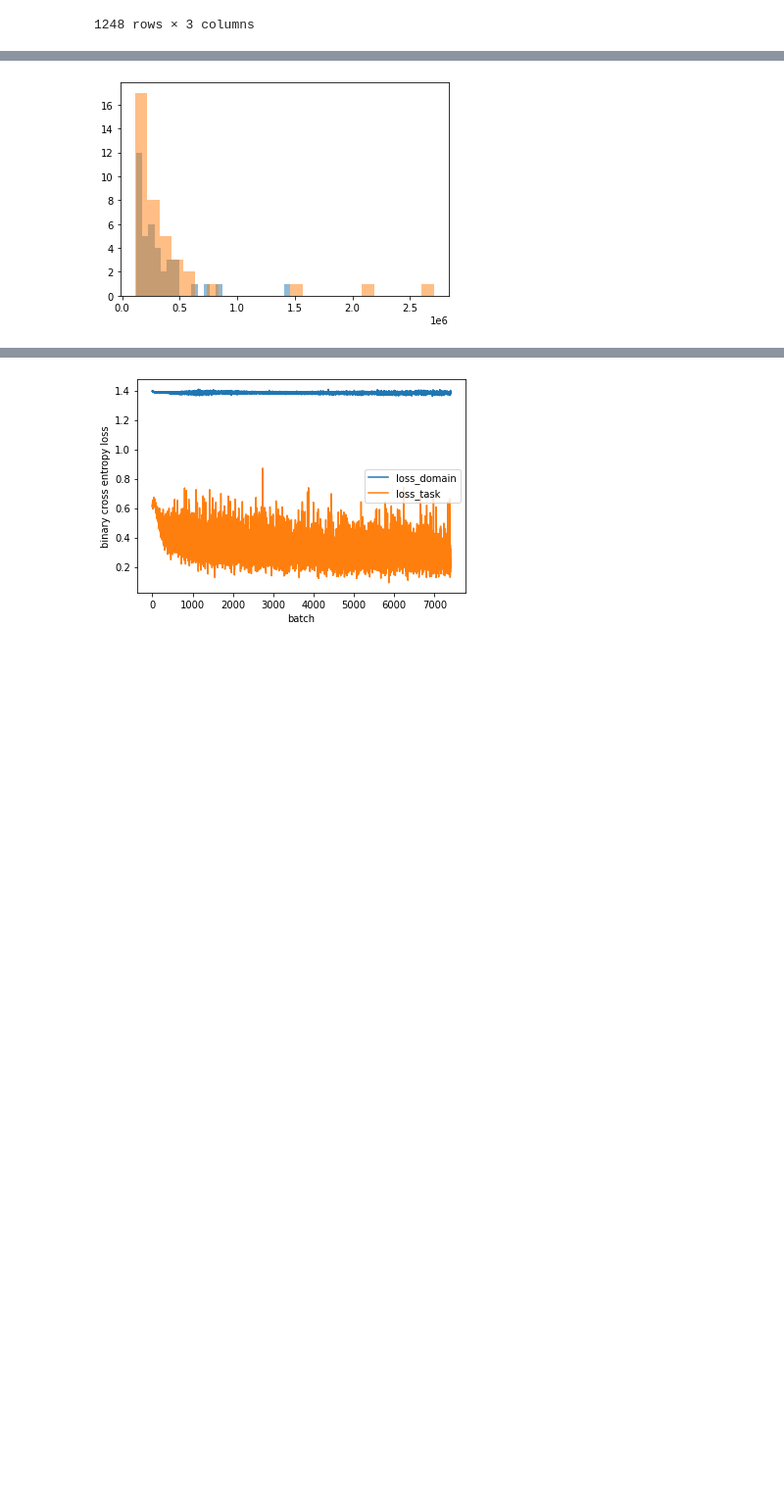
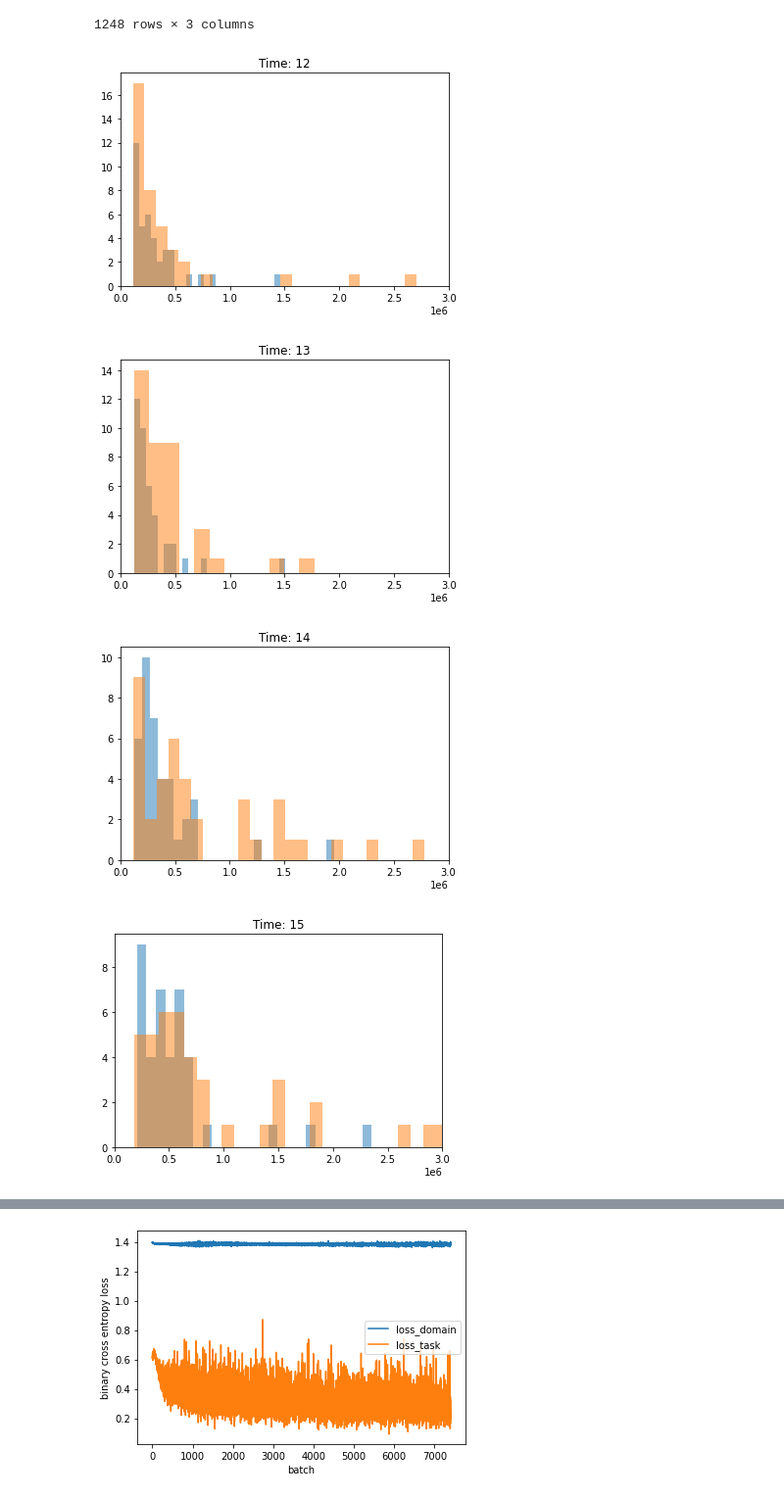
Before and after one commit to oh-yu/domain-invariant-learning, a Jupyter notebook: temporal_shift_simulation.ipynb, the cells around one changed output, grey strips where cells are left out. Shown at 98% size. Saved outputs shown, nothing was run; the diff lists cells and outputs as text; code cells hidden in the pictures; blank space fills up the shorter version.

```diff
--- a/temporal_shift_simulation.ipynb
+++ b/temporal_shift_simulation.ipynb
@@ -103,6 +103,14 @@ target_X
 | 1247 | 1368213.709 | 1 | 15 |
 1248 rows × 3 columns
 # %%
-plt.hist(train_source_X[train_source_X.Time==12].Energy, bins=25, alpha=0.5)
-plt.hist(target_X[target_X.Time==12].Energy, bins=25, alpha=0.5)
+for t in range(12, 44, 1):
+    plt.figure()
+    plt.title(f"Time: {t}")
+    plt.hist(train_source_X[train_source_X.Time==t].Energy, bins=25, alpha=0.5, label="source")
+    plt.hist(target_X[target_X.Time==t].Energy, bins=25, alpha=0.5, label="target(lag-4)")
+    plt.xlim([0, 3e6])
 # %% [output]
+[figure, new version]
+[figure, added]
+[figure, added]
+[figure, added]
@@ -119 +125,0 @@ plt.hist(target_X[target_X.Time==12].Energy, bins=25, alpha=0.5)
-[figure, old version]
```
Also changed, not shown: parts of 4 cells of this notebook.
